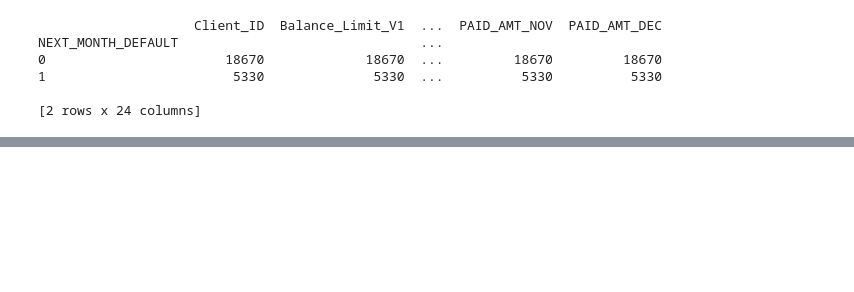
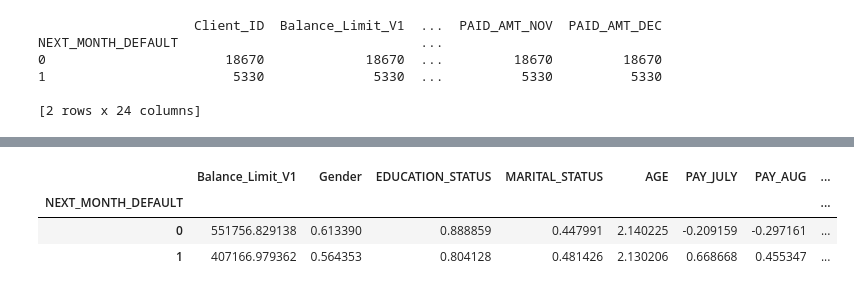
Before and after one commit to thuvarahan97/DataStorm1.0_TeamFixzels, a Jupyter notebook: Day3/neural_network.ipynb, the cells around one changed output, grey strips where cells are left out. Cells and saved outputs as stored; diff of their text form; code cells hidden in the pictures; blank space fills up the shorter version.

```diff
--- a/Day3/neural_network.ipynb
+++ b/Day3/neural_network.ipynb
@@ -283,0 +202,7 @@ y_pred_rounded = [round(x[0]) for x in y_pred]
+# %%
+traindata.groupby(['NEXT_MONTH_DEFAULT']).mean()
+# %% [output]
+|  | Balance_Limit_V1 | Gender | EDUCATION_STATUS | MARITAL_STATUS | AGE | PAY_JULY | PAY_AUG | ... |
+| NEXT_MONTH_DEFAULT |  |  |  |  |  |  |  | ... |
+| 0 | 551756.829138 | 0.613390 | 0.888859 | 0.447991 | 2.140225 | -0.209159 | -0.297161 | ... |
+| 1 | 407166.979362 | 0.564353 | 0.804128 | 0.481426 | 2.130206 | 0.668668 | 0.455347 | ... |
```
Also changed, not shown: parts of 38 cells of this notebook.
